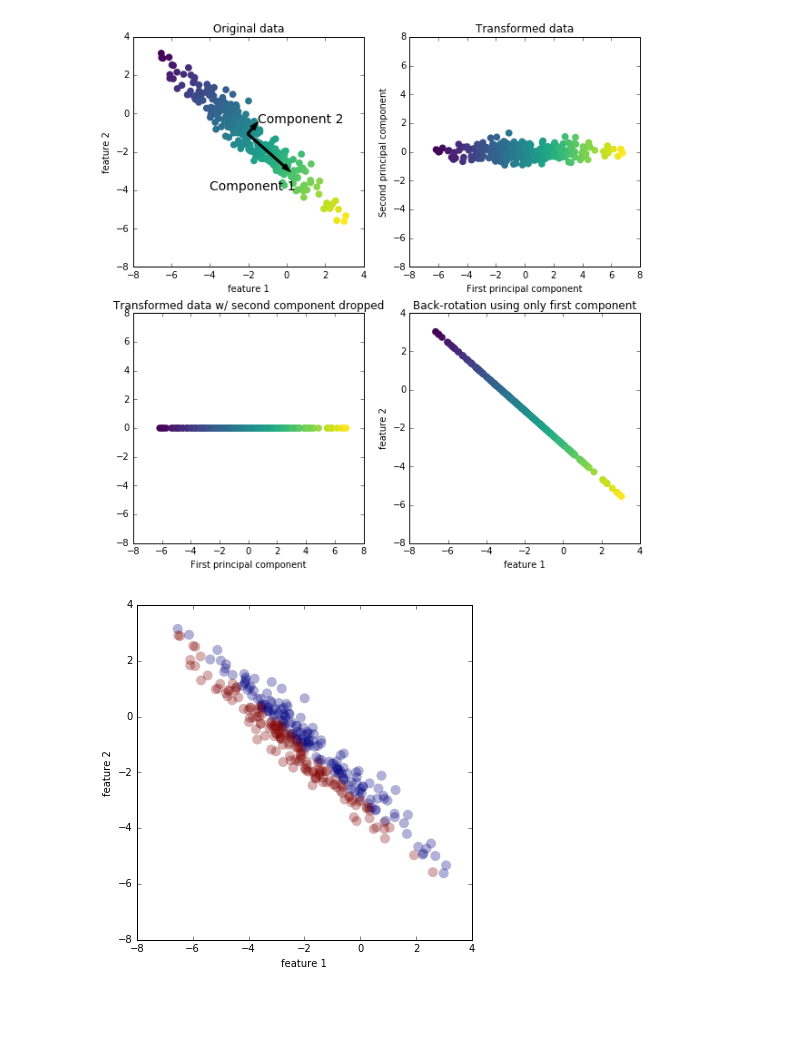
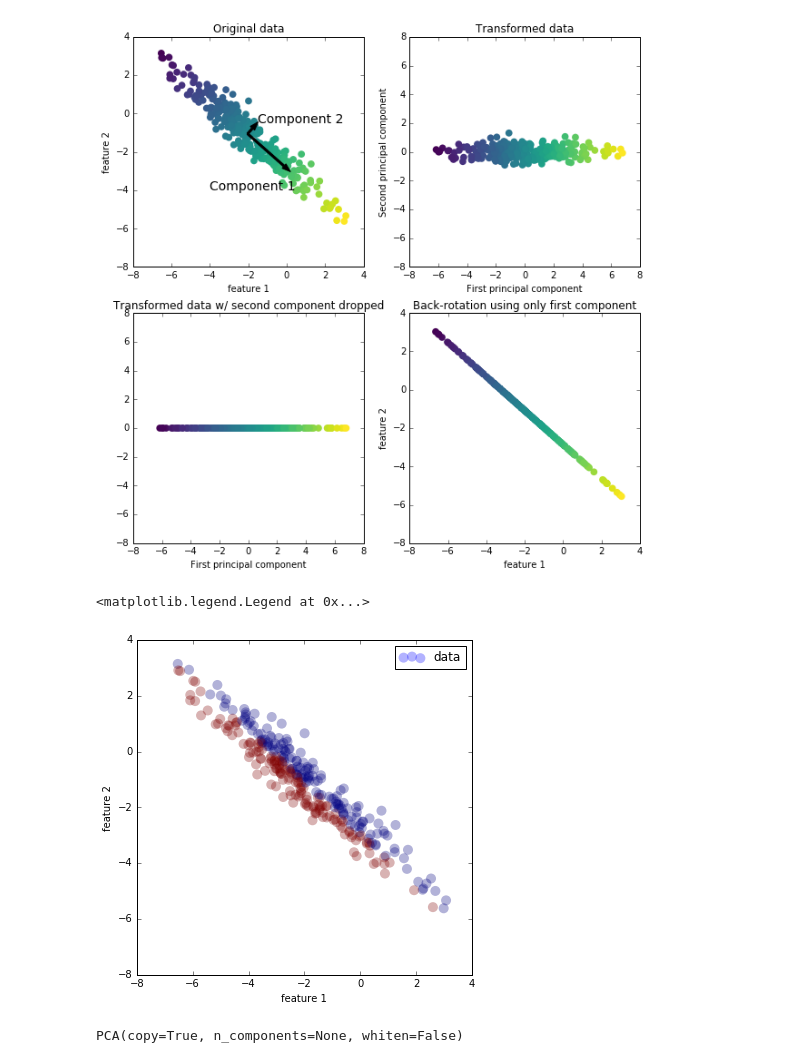
Before and after one commit to MrGreenRubato/notebooks, a Jupyter notebook: SciPy 2016 - Tutorial Part 5 - Unsupervised learning.ipynb, the cells around one changed output. Saved outputs shown, nothing was run; the diff lists cells and outputs as text; code cells hidden in the pictures; blank space fills up the shorter version.

```diff
--- a/SciPy 2016 - Tutorial Part 5 - Unsupervised learning.ipynb
+++ b/SciPy 2016 - Tutorial Part 5 - Unsupervised learning.ipynb
@@ -78,27 +78,35 @@ plot_pca_illustration()
 # %%
 from matplotlib import pyplot as plt
 
 rnd = np.random.RandomState(5)
 X_ = rnd.normal(size=(300,2))
 
 X_blob = X_
 
 n2 = rnd.normal(size=(2,2))
 n1 = rnd.normal(size=2)
 #print('n1:', n1)
 #print('n2:', n2)
 X_blob = np.dot(X_, n2) + n1
 #print('X_blob', X_blob)
 y = X_[:, 0] > 0
 #print('y: ', y.shape, np.bincount(y))
 ybis = X_blob[:, 1] > 0
 #print('ybis: ', ybis.shape, np.bincount(ybis))
 #print('\n', y)
 
 plt.figure(figsize=(6,6))
-plt.scatter(X_blob[:,0], X_blob[:,1], c=y, linewidths = 0, s=100, alpha = 0.3)
+plt.scatter(X_blob[:,0], X_blob[:,1], c=y, linewidths = 0, s=100, alpha = 0.3, label='data')
 plt.xlabel('feature 1')
 plt.ylabel('feature 2')
 plt.legend()
 # %% [output]
+<matplotlib.legend.Legend at 0x...>
-[figure, old version]
+[figure, new version]
+# %%
+from sklearn.decomposition import PCA
+pca = PCA()
+
+pca.fit(X_blob)
+# %% [output]
+PCA(copy=True, n_components=None, whiten=False)
```
Also changed, not shown: parts of 3 cells of this notebook, 29 other files.
